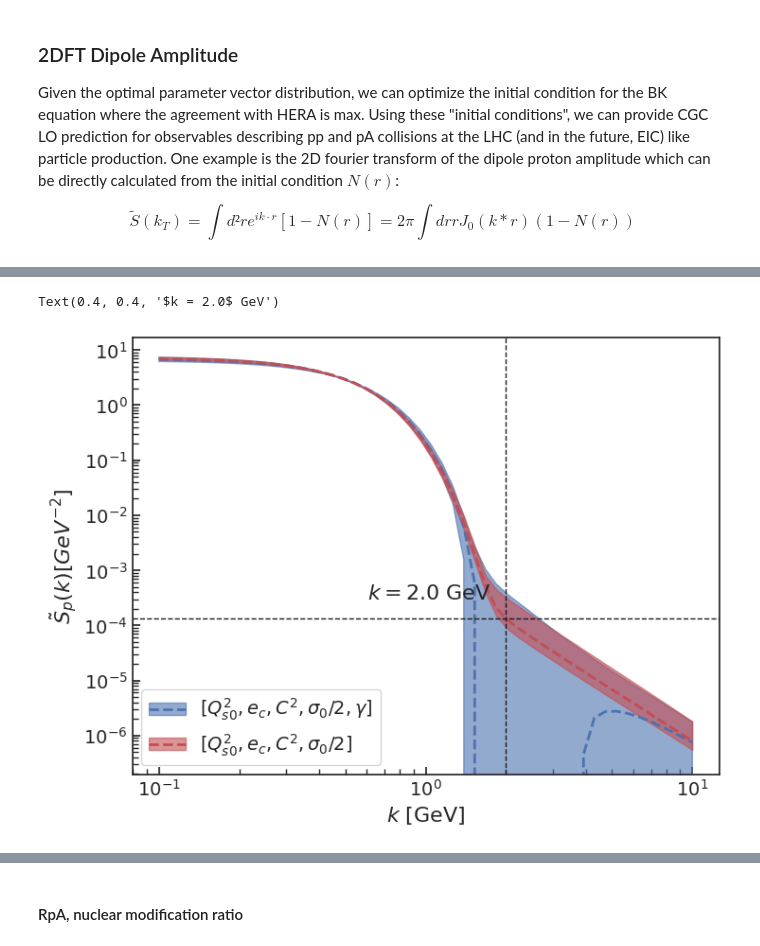
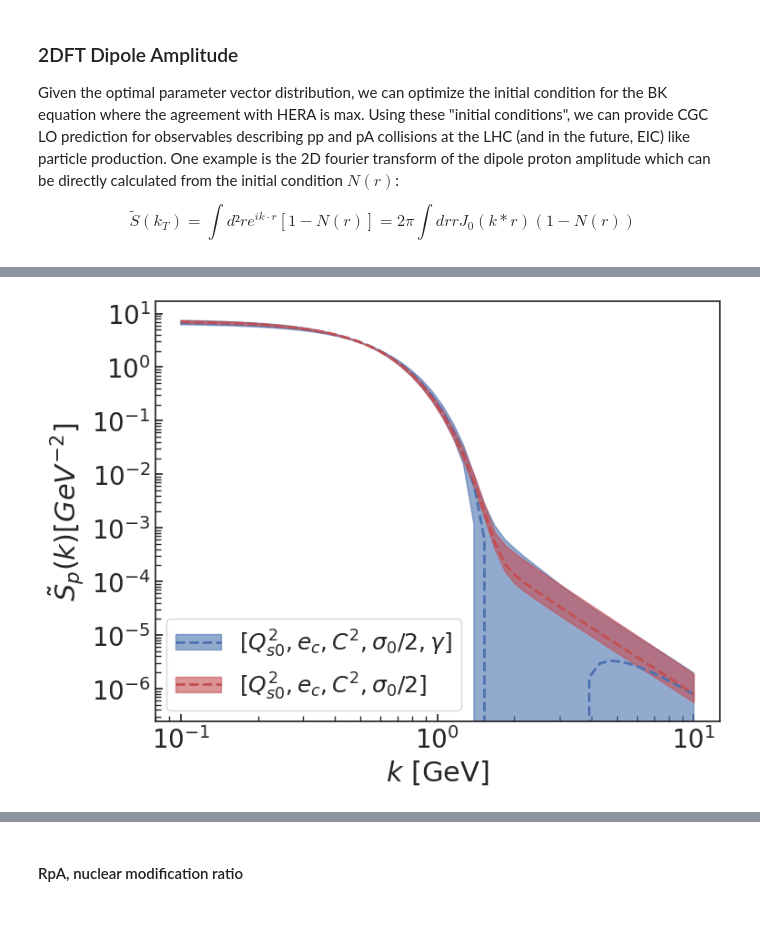
Before and after one commit to camcasuga/BayesianBK_results, a Jupyter notebook: analysis.ipynb, the cells around one changed output, grey strips where cells are left out. Saved outputs shown, nothing was run; the diff lists cells and outputs as text; code cells hidden in the pictures; blank space fills up the shorter version.

Commit message:
fontsizes okay?

```diff
--- a/analysis.ipynb
+++ b/analysis.ipynb
@@ -13,15 +13,16 @@ from my_functions import *
 from joblib import load
 sns.set()
 sns.set_style('ticks')
-plt.rcParams.update({'xtick.labelsize': 14,
-                     'ytick.labelsize': 14,
-                     'axes.labelsize': 16,
-                     'axes.titlesize': 20,
-                     'legend.fontsize': 14,
+plt.rcParams.update({'xtick.labelsize': 16,
+                     'ytick.labelsize': 16,
+                     'axes.labelsize': 18,
+                     'axes.titlesize': 22,
+                     'legend.fontsize': 16,
                      'legend.title_fontsize': 14,
                      #'figure.autolayout': True,
                      'xtick.direction': 'in',
                      'ytick.direction': 'in',})
+from scipy.optimize import basinhopping, minimize
 # %% [markdown]
 ## Initializing
 Load important files and data:
@@ -402,12 +390,11 @@ lower sd ratio:  [0.6947]
 # %%
 fig, ax = plot_pred_mve_vs_mv5(sp_comp, sp, k, r'$\tilde{S}_{p}(k) [GeV^{-2}]$', "$k$ [GeV]", legend_loc = "lower left", xlogscale= True, ylogscale = True)
-ax.axhline(sp_ex[0], color = 'k', linestyle = '--', linewidth = 1.0)
-ax.axvline(k_ex[0], color = 'k', linestyle = '--', linewidth = 1.0)
-ax.text(0.40, 0.40, r'$k = 2.0$ GeV', transform=ax.transAxes, fontsize = 16)
-#fig.savefig("plots/{}_sp.pdf".format(correlated_str), bbox_inches='tight')
+# ax.axhline(sp_ex[0], color = 'k', linestyle = '--', linewidth = 1.0)
+# ax.axvline(k_ex[0], color = 'k', linestyle = '--', linewidth = 1.0)
+# ax.text(0.40, 0.40, r'$k = 2.0$ GeV', transform=ax.transAxes, fontsize = 16)
+fig.savefig("plots/{}_sp.pdf".format(correlated_str), bbox_inches='tight')
 # %% [output]
-Text(0.4, 0.4, '$k = 2.0$ GeV')
-[figure, old version]
+[figure, new version]
 # %%
 sp_norm = sp[0]/sp[0]
 sp_norm_usd = sp_usd/sp[0]
```
Also changed, not shown: parts of 24 cells of this notebook, 9 other files.
